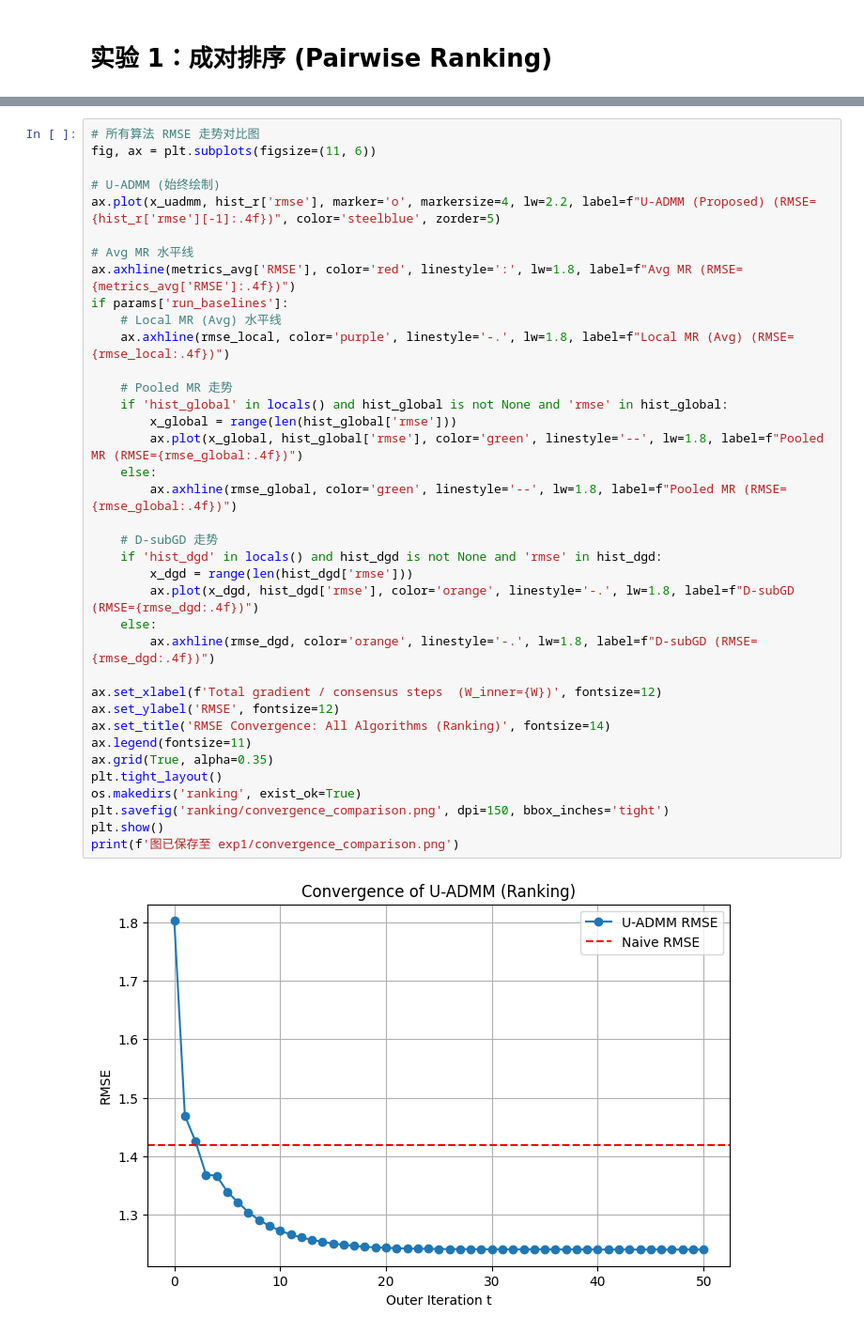
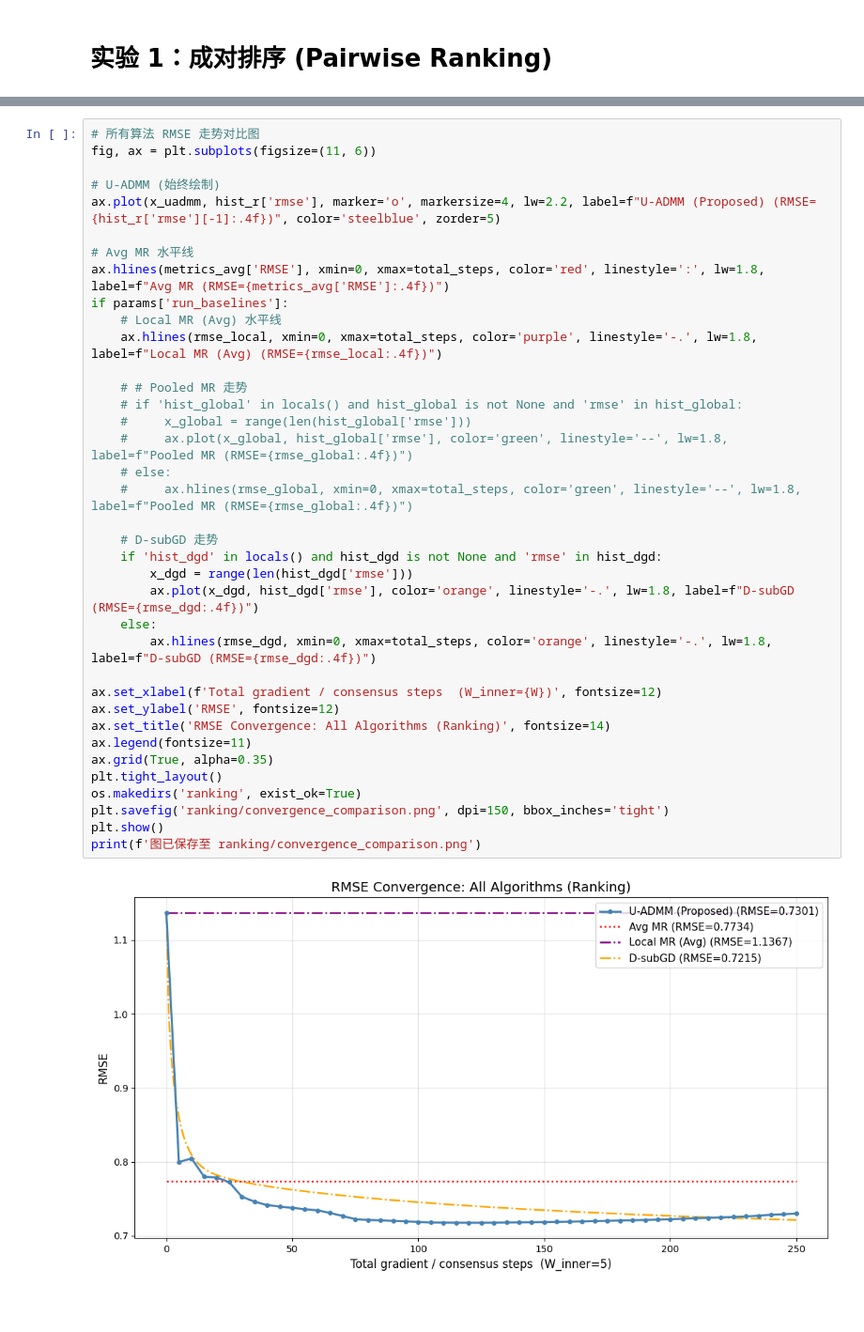
Before and after one commit to lucienrua/U_ADMM, a Jupyter notebook: exp1_one_ranking.ipynb, the cells around one changed output, grey strips where cells are left out. Shown at 94% size. Saved outputs shown, nothing was run; the diff lists cells and outputs as text; blank space fills up the shorter version.

```diff
--- a/exp1_one_ranking.ipynb
+++ b/exp1_one_ranking.ipynb
@@ -62,39 +129,39 @@ print('='*90)
 # %%
 # 所有算法 RMSE 走势对比图
 fig, ax = plt.subplots(figsize=(11, 6))
 
 # U-ADMM (始终绘制)
 ax.plot(x_uadmm, hist_r['rmse'], marker='o', markersize=4, lw=2.2, label=f"U-ADMM (Proposed) (RMSE={hist_r['rmse'][-1]:.4f})", color='steelblue', zorder=5)
 
 # Avg MR 水平线
-ax.axhline(metrics_avg['RMSE'], color='red', linestyle=':', lw=1.8, label=f"Avg MR (RMSE={metrics_avg['RMSE']:.4f})")
+ax.hlines(metrics_avg['RMSE'], xmin=0, xmax=total_steps, color='red', linestyle=':', lw=1.8, label=f"Avg MR (RMSE={metrics_avg['RMSE']:.4f})")
 if params['run_baselines']:
     # Local MR (Avg) 水平线
-    ax.axhline(rmse_local, color='purple', linestyle='-.', lw=1.8, label=f"Local MR (Avg) (RMSE={rmse_local:.4f})")
+    ax.hlines(rmse_local, xmin=0, xmax=total_steps, color='purple', linestyle='-.', lw=1.8, label=f"Local MR (Avg) (RMSE={rmse_local:.4f})")
 
-    # Pooled MR 走势
-    if 'hist_global' in locals() and hist_global is not None and 'rmse' in hist_global:
-        x_global = range(len(hist_global['rmse']))
-        ax.plot(x_global, hist_global['rmse'], color='green', linestyle='--', lw=1.8, label=f"Pooled MR (RMSE={rmse_global:.4f})")
-    else:
-        ax.axhline(rmse_global, color='green', linestyle='--', lw=1.8, label=f"Pooled MR (RMSE={rmse_global:.4f})")
+    # # Pooled MR 走势
+    # if 'hist_global' in locals() and hist_global is not None and 'rmse' in hist_global:
+    #     x_global = range(len(hist_global['rmse']))
+    #     ax.plot(x_global, hist_global['rmse'], color='green', linestyle='--', lw=1.8, label=f"Pooled MR (RMSE={rmse_global:.4f})")
+    # else:
+    #     ax.hlines(rmse_global, xmin=0, xmax=total_steps, color='green', linestyle='--', lw=1.8, label=f"Pooled MR (RMSE={rmse_global:.4f})")
 
     # D-subGD 走势
     if 'hist_dgd' in locals() and hist_dgd is not None and 'rmse' in hist_dgd:
         x_dgd = range(len(hist_dgd['rmse']))
         ax.plot(x_dgd, hist_dgd['rmse'], color='orange', linestyle='-.', lw=1.8, label=f"D-subGD (RMSE={rmse_dgd:.4f})")
     else:
-        ax.axhline(rmse_dgd, color='orange', linestyle='-.', lw=1.8, label=f"D-subGD (RMSE={rmse_dgd:.4f})")
+        ax.hlines(rmse_dgd, xmin=0, xmax=total_steps, color='orange', linestyle='-.', lw=1.8, label=f"D-subGD (RMSE={rmse_dgd:.4f})")
 
 ax.set_xlabel(f'Total gradient / consensus steps  (W_inner={W})', fontsize=12)
 ax.set_ylabel('RMSE', fontsize=12)
 ax.set_title('RMSE Convergence: All Algorithms (Ranking)', fontsize=14)
 ax.legend(fontsize=11)
 ax.grid(True, alpha=0.35)
 plt.tight_layout()
 os.makedirs('ranking', exist_ok=True)
 plt.savefig('ranking/convergence_comparison.png', dpi=150, bbox_inches='tight')
 plt.show()
-print(f'图已保存至 exp1/convergence_comparison.png')
+print(f'图已保存至 ranking/convergence_comparison.png')
 # %% [output]
-[figure, old version]
+[figure, new version]
```
Also changed, not shown: parts of 6 cells of this notebook, 16 other files.
